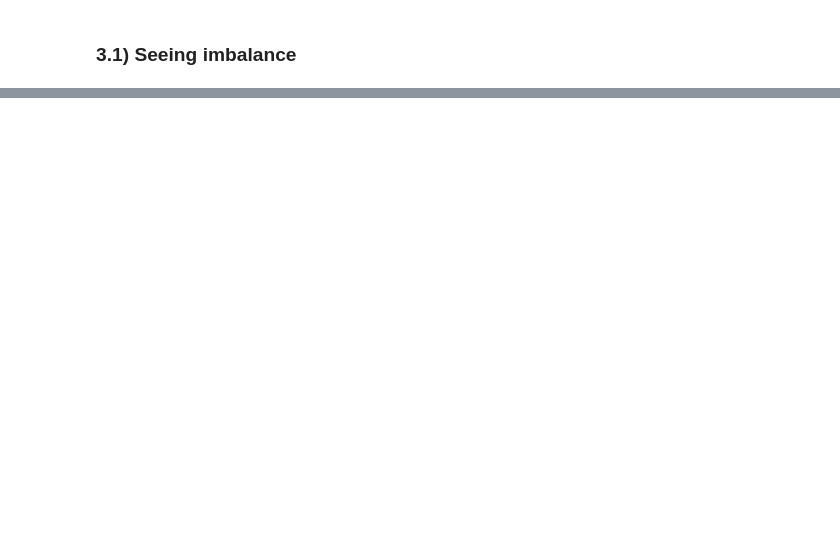
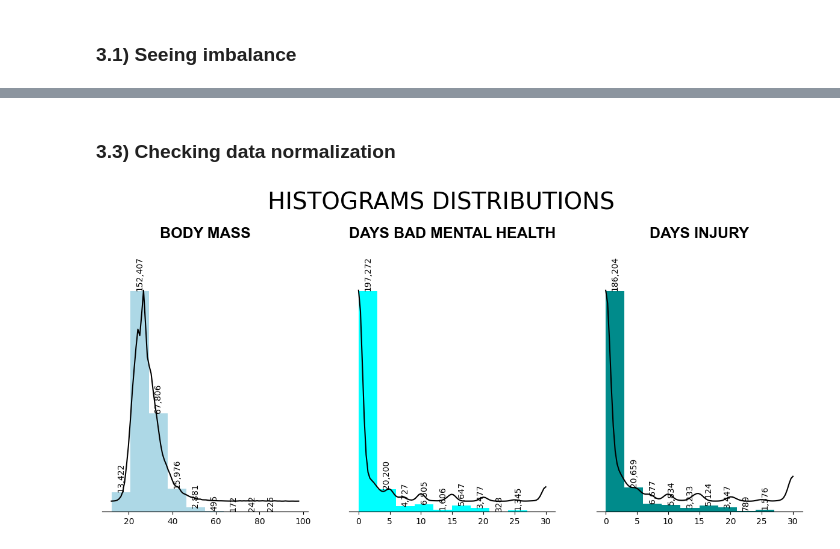
Before and after one commit to TulioInoue/diabetes_study, a Jupyter notebook: cleanning_data.ipynb, the cells around one changed output, grey strips where cells are left out. Saved outputs shown, nothing was run; the diff lists cells and outputs as text; code cells hidden in the pictures; blank space fills up the shorter version.

```diff
--- a/cleanning_data.ipynb
+++ b/cleanning_data.ipynb
@@ -392,0 +388,15 @@ shape: (2, 23)
+# %%
+with pl.Config(tbl_rows = 25):
+    display(
+        dataset.glimpse(
+            max_items_per_column = 3,
+            return_type = "frame"
+        ).with_columns(
+            pl.Series(values=[
+                dataset[column].null_count()
+                for column in dataset.columns
+            ]).alias("null_count")
+        ).select(
+            ["column", "dtype", "null_count", "values"]
+        )
+    )
@@ -570,0 +567,45 @@ shape: (253_680, 22)
+# %% [markdown]
+### 3.3) Checking data normalization
+# %%
+fig, axs = plt.subplots(
+    ncols = 3,
+    figsize = (15, 5),
+    gridspec_kw = {
+        "hspace": 0.5
+    }
+)
+
+for index, column in enumerate(["BODY_MASS", "DAYS_BAD_MENTAL_HEALTH", "DAYS_INJURY"]):
+
+    plots.plot_histogram(
+        ax = axs[index],
+        values = dataset[column],
+        title = {
+            "text": column.replace("_", " "),
+            "size": 18,
+            "pady": 50
+        },
+        bins = np.arange(
+            dataset[column].min(), dataset[column].max(), (dataset[column].max() - dataset[column].min())/10
+        ),
+        tooltip = {
+            "rotation": "vertical",
+            "show": True,
+            "horizontalalignment": "center",
+            "verticalalignment": "bottom"
+        },
+        kde = {
+            "show": True,
+            "color": "black"
+        },
+        color = ["lightblue", "cyan", "darkcyan"][index]
+    )
+
+plt.suptitle(
+    t = "HISTOGRAMS DISTRIBUTIONS",
+    fontsize = 28,
+    y = 1.175
+)
+plt.show()
+# %% [output]
+[figure, added]
```
Also changed, not shown: parts of 19 cells of this notebook, 2 other files.
